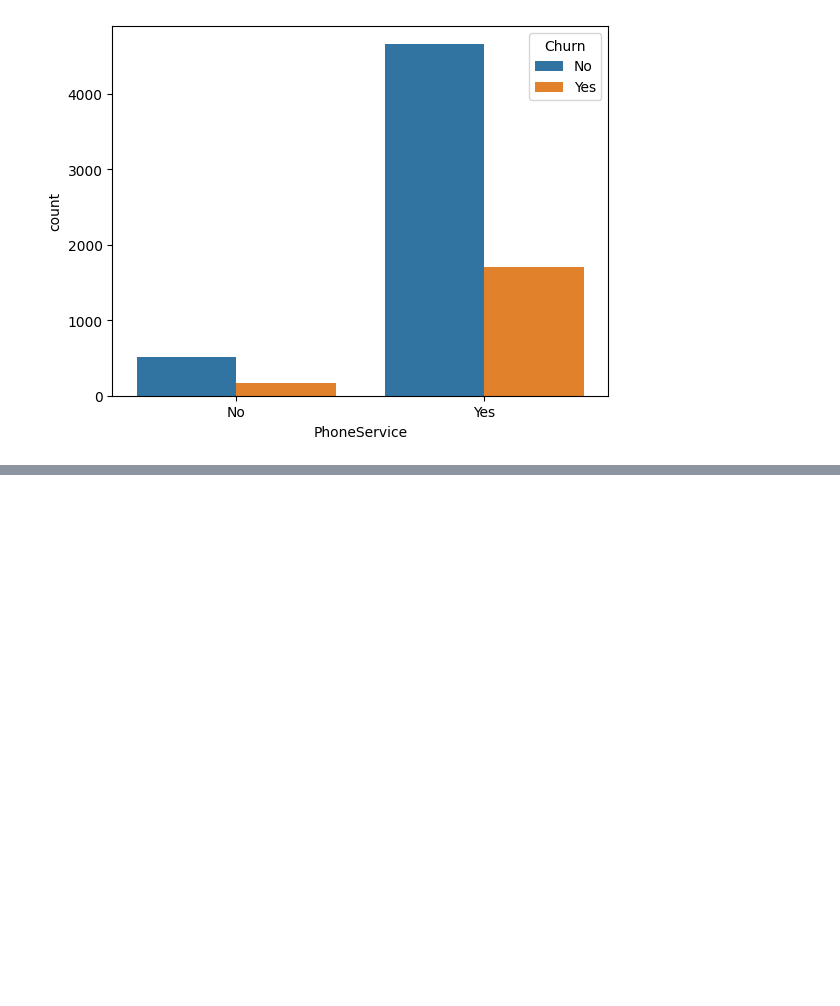
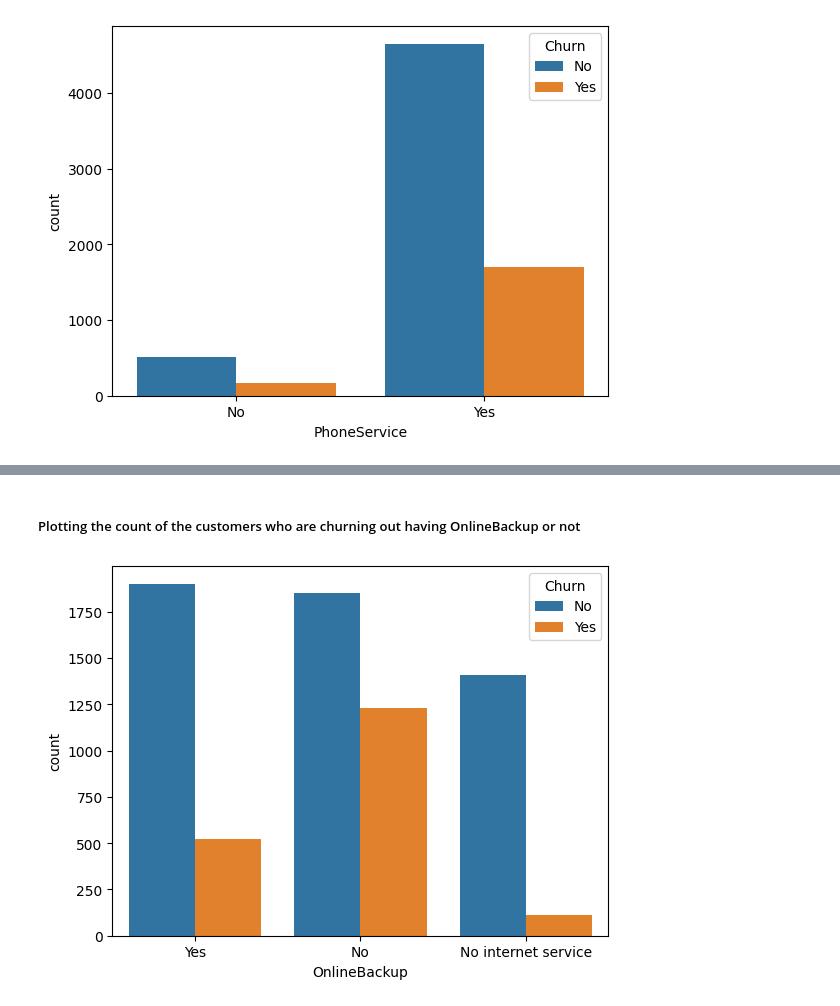
Before and after one commit to Samarth-Kumar-Samal/Customer-Churn-using-ANN, a Jupyter notebook: Model-Training-Code-File.ipynb, the cells around one changed output, grey strips where cells are left out. Cells and saved outputs as stored; diff of their text form; code cells hidden in the pictures; blank space fills up the shorter version.

```diff
--- a/Model-Training-Code-File.ipynb
+++ b/Model-Training-Code-File.ipynb
@@ -360,0 +398,7 @@ plt.show()
+# %% [markdown]
+##### Plotting the count of the customers who are churning out having OnlineBackup or not
+# %%
+sns.countplot(data=df,x='OnlineBackup',hue='Churn')
+plt.show()
+# %% [output]
+[figure, added]
```
Also changed, not shown: parts of 67 cells of this notebook.
